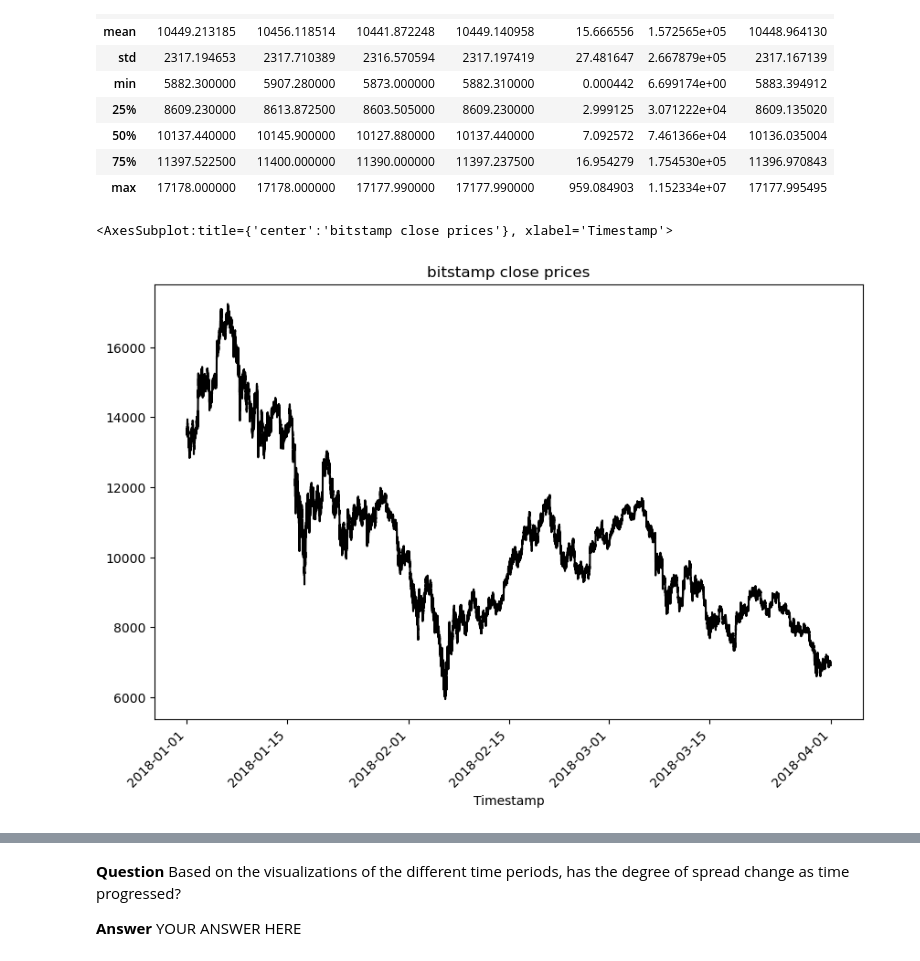
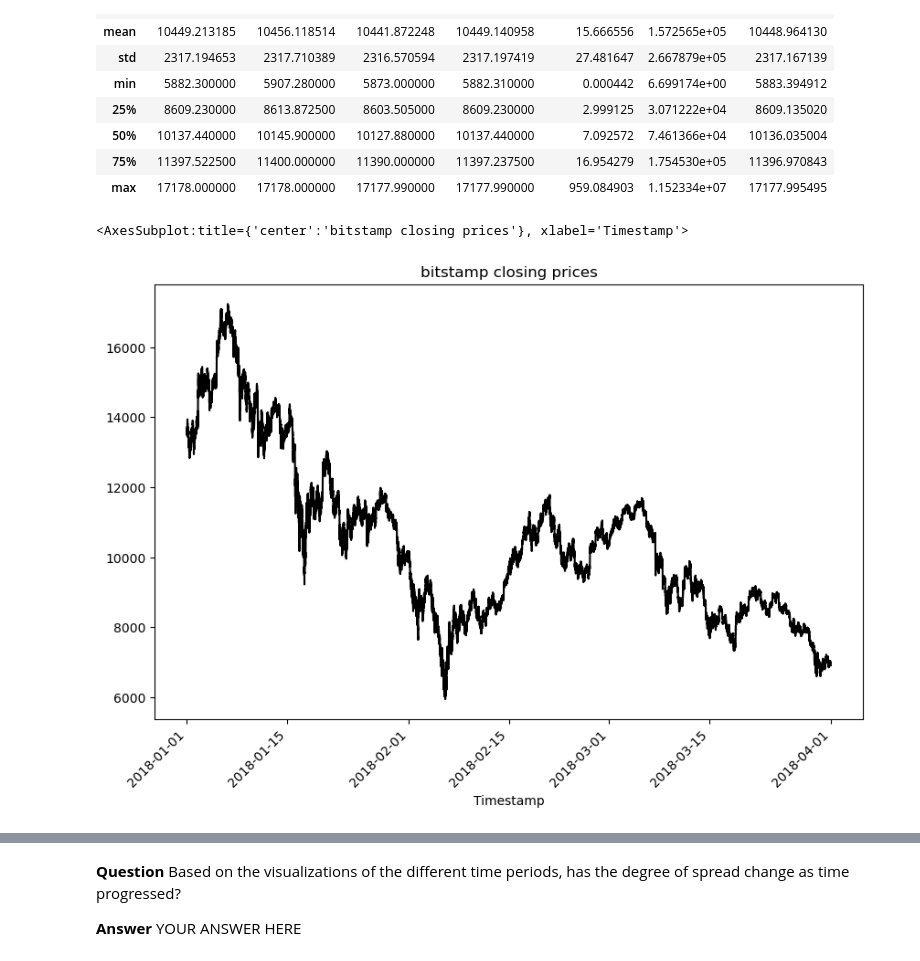
Before and after one commit to ssenhouse/challenge-03-040623, a Jupyter notebook: crypto_arbitrage.ipynb, the cells around one changed output, grey strips where cells are left out. Drawn from its saved outputs; the diff is of its cells as text; code cells hidden in the pictures.

```diff
--- a/crypto_arbitrage.ipynb
+++ b/crypto_arbitrage.ipynb
@@ -412,14 +412,14 @@ coinbase.describe()
 # %%
 # Create a line plot for the bitstamp DataFrame for the full length of time in the dataset
 # Be sure that the figure size, title, and color are tailored to each visualization
 # YOUR CODE HERE
 #bitstamp['Open'].plot(figsize=(10,7), rot=45,title = "bitstamp open prices",color ="blue")
 #bitstamp['High'].plot(figsize=(10,7), rot=45,title = "bitstamp open prices",color ="red")
 #bitstamp['Low'].plot(figsize=(10,7), rot=45,title = "bitstamp open prices",color ="green")
-bitstamp['Close'].plot(figsize=(10,7), rot=45,title = "bitstamp close prices",color ="black")
+bitstamp['Close'].plot(figsize=(10,7), rot=45,title = "bitstamp closing prices",color ="black")
 # %% [output]
-<AxesSubplot:title={'center':'bitstamp close prices'}, xlabel='Timestamp'>
+<AxesSubplot:title={'center':'bitstamp closing prices'}, xlabel='Timestamp'>
-[figure, old version]
+[figure, new version]
 # %%
 # Create a line plot for the coinbase DataFrame for the full length of time in the dataset
 # Be sure that the figure size, title, and color are tailored to each visualization
```
Also changed, not shown: parts of 7 cells of this notebook.
